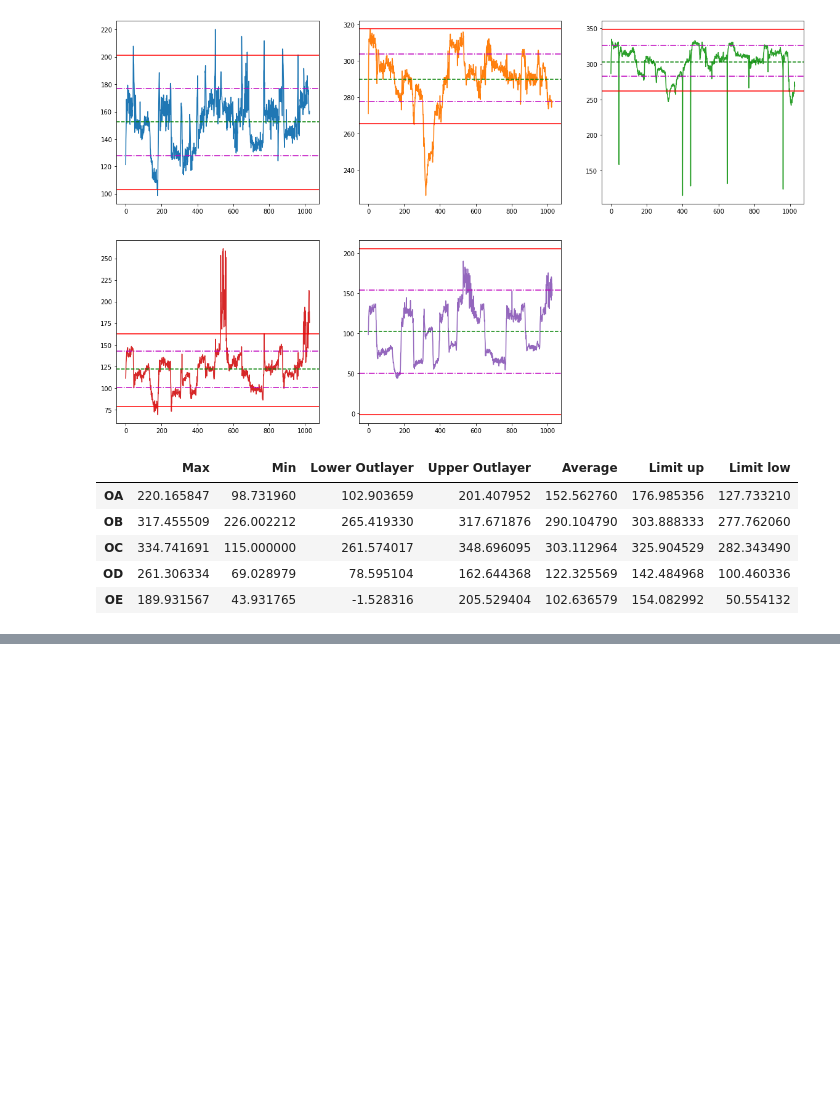
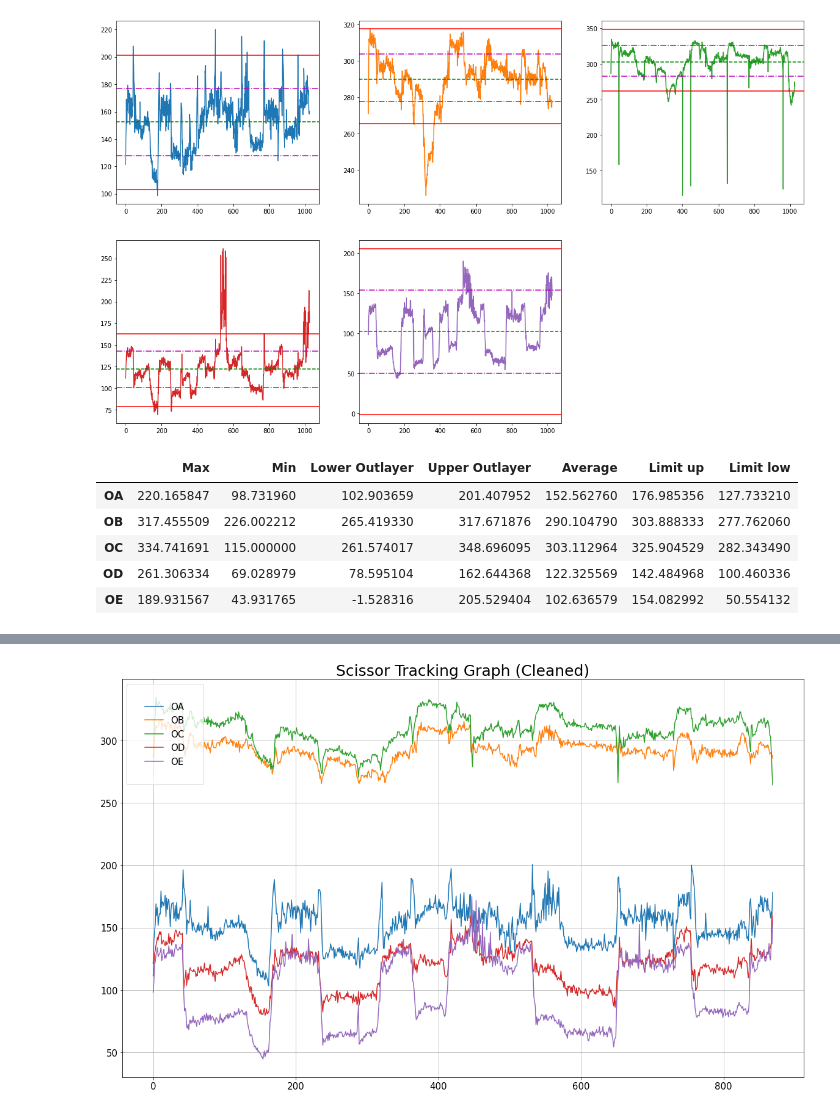
Before and after one commit to thieulong/Rock-Paper-Scissors, a Jupyter notebook: analysis-tracking.ipynb, the cells around one changed output, grey strips where cells are left out. Cells and saved outputs as stored; diff of their text form; code cells hidden in the pictures; blank space fills up the shorter version.

```diff
--- a/analysis-tracking.ipynb
+++ b/analysis-tracking.ipynb
@@ -44,7 +44,7 @@ def average(dataset):
     return avg
 # %%
 def clean_data(dataset, lower_boundary, upper_boundary, column):
-    for index, row in dataset.itterows():
+    for index, row in dataset.iterrows():
         if row[column] < lower_boundary:
             dataset = dataset.drop(labels=[index], axis=0)
         elif row[column] > upper_boundary:
@@ -448,0 +436,9 @@ df
+# %%
+scissors_cleaned = clean_data(dataset=scissors, lower_boundary=ax1_outliers_low, upper_boundary=ax1_outliers_up, column='OA')
+scissors_cleaned = clean_data(dataset=scissors_cleaned, lower_boundary=ax2_outliers_low, upper_boundary=ax2_outliers_up, column='OB')
+scissors_cleaned = clean_data(dataset=scissors_cleaned, lower_boundary=ax3_outliers_low, upper_boundary=ax3_outliers_up, column='OC')
+scissors_cleaned = clean_data(dataset=scissors_cleaned, lower_boundary=ax4_outliers_low, upper_boundary=ax4_outliers_up, column='OD')
+scissors_cleaned = clean_data(dataset=scissors_cleaned, lower_boundary=ax5_outliers_low, upper_boundary=ax5_outliers_up, column='OE')
+scissors_cleaned = scissors_cleaned.reset_index()
+del scissors_cleaned['index']
+display(scissors_cleaned)
@@ -448,0 +480,13 @@ df
+# %%
+plt.plot(scissors_cleaned)
+# plt.gca().get_lines().set_color(['tab:blue', 'tab:orange', 'tab:green', 'tab:olive', 'tab:purple'])
+fig = plt.gcf()
+fig.set_size_inches(20, 12, forward = False)
+plt.xticks(fontsize=15)
+plt.yticks(fontsize=15)
+plt.title("Scissor Tracking Graph (Cleaned)", fontsize=25)
+plt.legend(rock.columns, loc='upper left', prop={'size': 15}, borderpad=2)
+plt.grid()
+plt.show()
+# %% [output]
+[figure, added]
```
Also changed, not shown: parts of 4 cells of this notebook.
